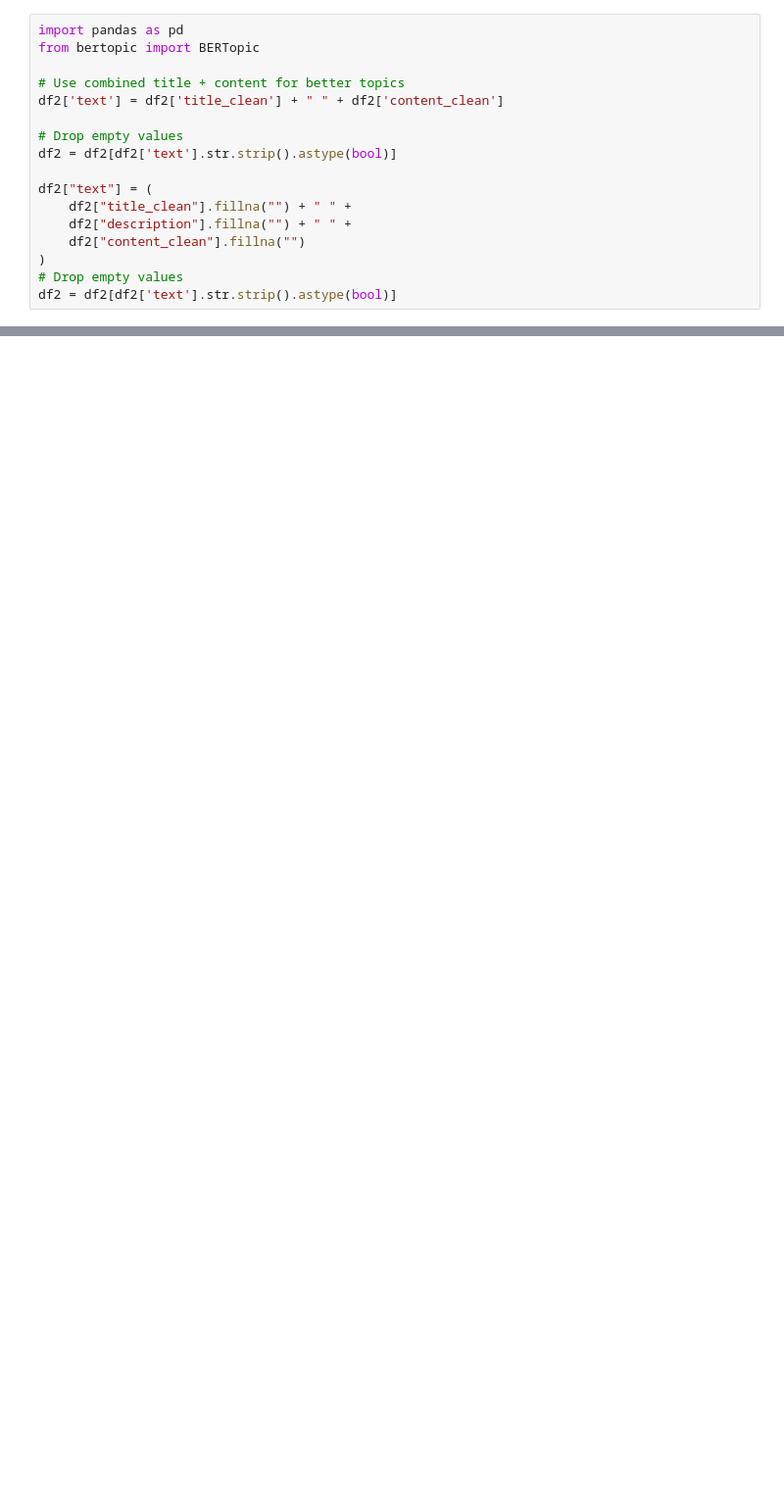
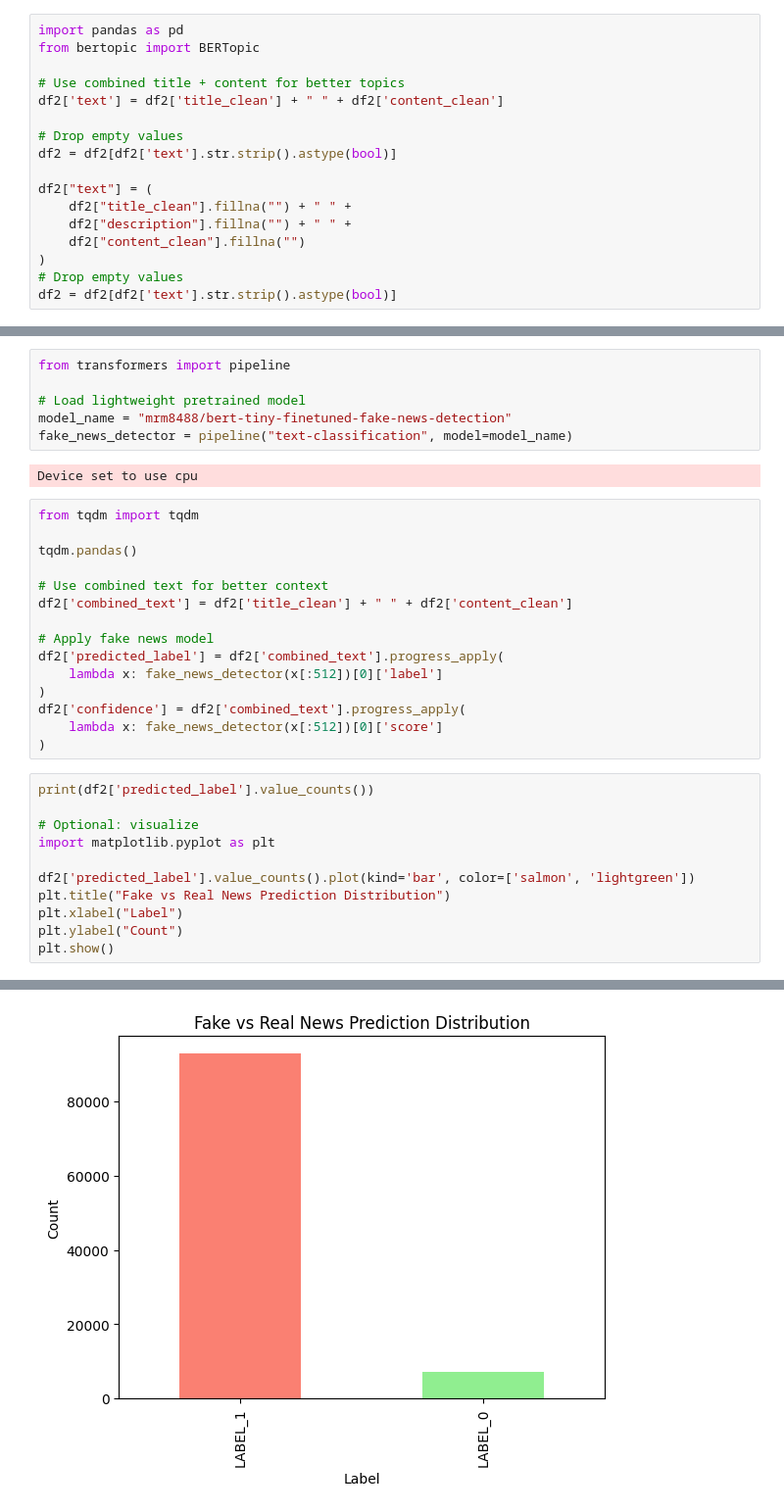
Before and after one commit to Harshita-Puthran/factverse, a Jupyter notebook: factverse_detection_model.ipynb, the cells around one changed output, grey strips where cells are left out. Shown at 98% size. Drawn from its saved outputs; the diff is of its cells as text; blank space fills up the shorter version.

```diff
--- a/factverse_detection_model.ipynb
+++ b/factverse_detection_model.ipynb
@@ -628,0 +594,35 @@ df2['topic'] = topics
+# %%
+from transformers import pipeline
+
+# Load lightweight pretrained model
+model_name = "mrm8488/bert-tiny-finetuned-fake-news-detection"
+fake_news_detector = pipeline("text-classification", model=model_name)
+# %% [output]
+Device set to use cpu
+# %%
+from tqdm import tqdm
+
+tqdm.pandas()
+
+# Use combined text for better context
+df2['combined_text'] = df2['title_clean'] + " " + df2['content_clean']
+
+# Apply fake news model
+df2['predicted_label'] = df2['combined_text'].progress_apply(
+    lambda x: fake_news_detector(x[:512])[0]['label']
+)
+df2['confidence'] = df2['combined_text'].progress_apply(
+    lambda x: fake_news_detector(x[:512])[0]['score']
+)
+# %%
+print(df2['predicted_label'].value_counts())
+
+# Optional: visualize
+import matplotlib.pyplot as plt
+
+df2['predicted_label'].value_counts().plot(kind='bar', color=['salmon', 'lightgreen'])
+plt.title("Fake vs Real News Prediction Distribution")
+plt.xlabel("Label")
+plt.ylabel("Count")
+plt.show()
+# %% [output]
@@ -628,0 +633 @@ df2['topic'] = topics
+[figure, added]
```
Also changed, not shown: parts of 10 cells of this notebook.
